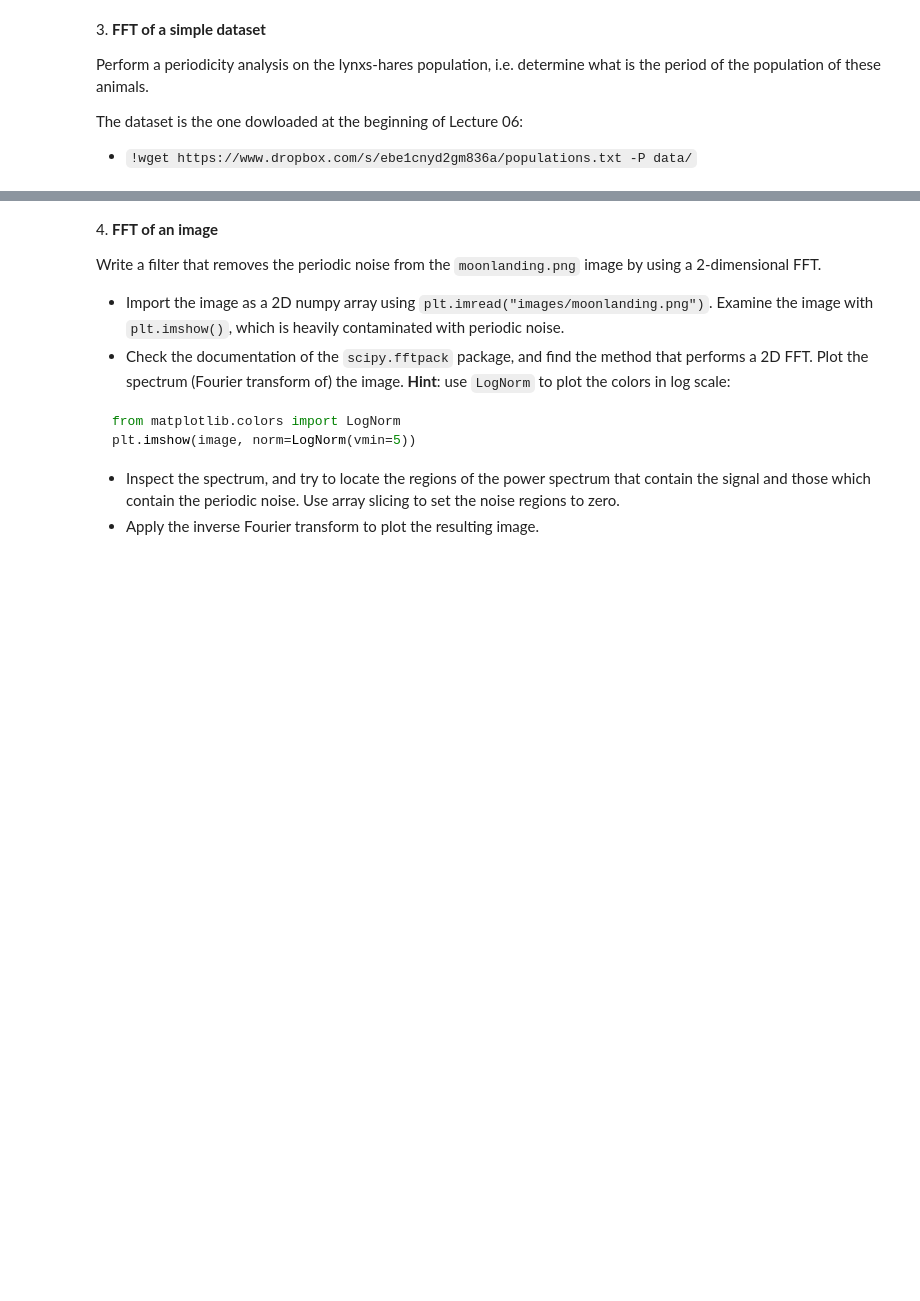
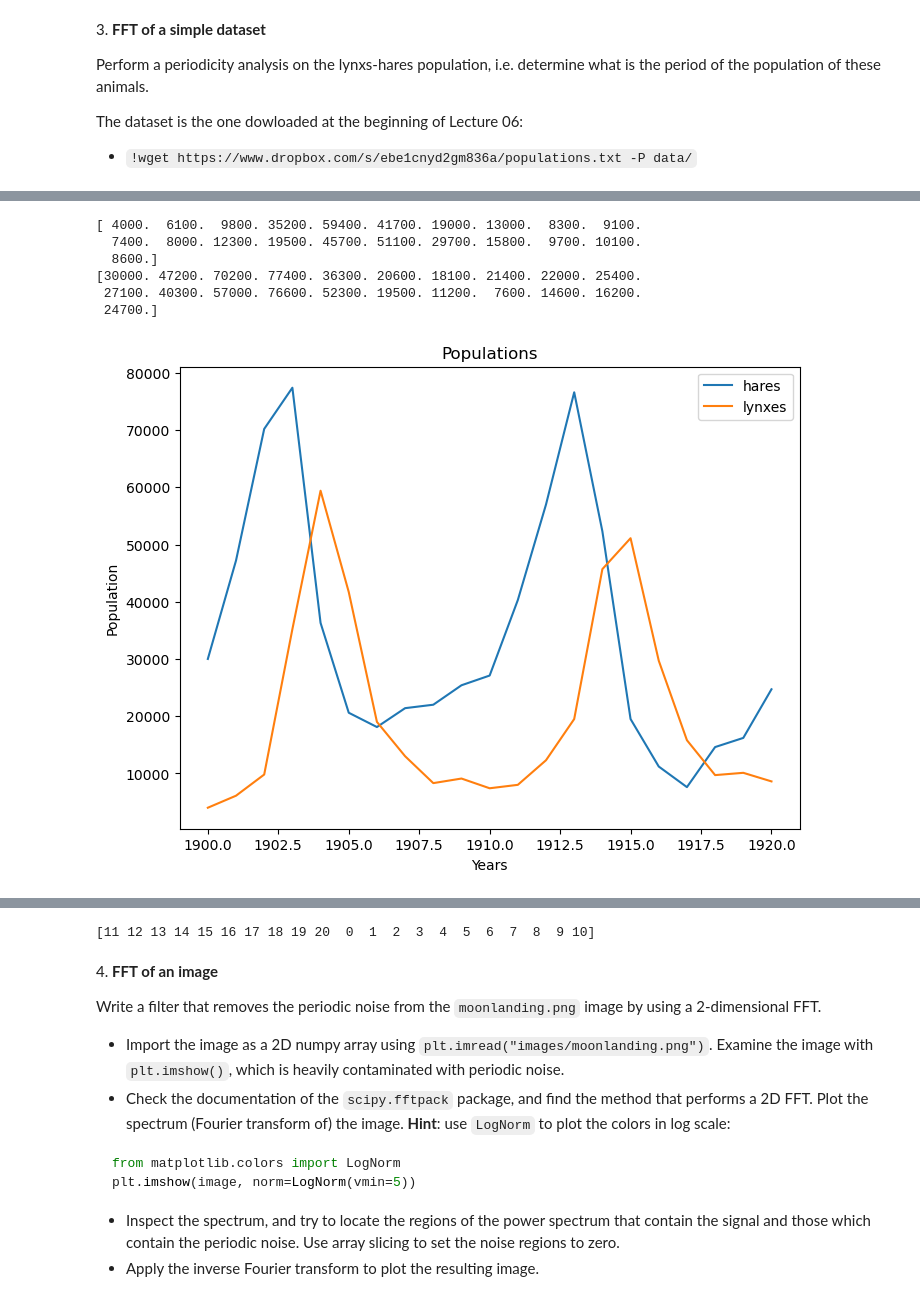
Before and after one commit to RiccardoMosele/ScientificComputingWithPython2022, a Jupyter notebook: 09ex_numerical.ipynb, the cells around one changed output, grey strips where cells are left out. Cells and saved outputs as stored; diff of their text form; code cells hidden in the pictures; blank space fills up the shorter version.

```diff
--- a/09ex_numerical.ipynb
+++ b/09ex_numerical.ipynb
@@ -101,0 +44,57 @@ Text(0, 0.5, 'Power')
+# %%
+#!wget https://www.dropbox.com/s/ebe1cnyd2gm836a/populations.txt -P data/
+from scipy import fftpack
+import numpy as np
+import matplotlib.pyplot as plt
+
+#leggo il datset
+dataset = np.loadtxt('data/populations.txt')
+#salvo le singole colonne
+year, hare, lynxe, carrot = dataset.T
+
+print(lynxe)
+print(hare)
+
+
+# The FFT of the signal
+fft_lynxes = fftpack.fft(lynxe)
+fft_hares = fftpack.fft(hare)
+
+# And the power (sig_fft is of complex dtype)
+power_lynxes = np.abs(fft_lynxes)
+
+
+power_hares = np.abs(fft_hares)
+
+# The return the corresponding frequencies
+sample_freq = fftpack.fftfreq(fft_lynxes.size)
+i = sample_freq.argsort()
+
+#creo un grafico con i dati base
+plt.figure(figsize=(8, 6))
+plt.plot(year,hare, label='hares')
+plt.plot(year,lynxe, label='lynxes')
+plt.xlabel('Years')
+plt.ylabel('Population')
+plt.title('Populations')
+plt.legend()
+plt.show()
+
+#creo un grafico con il risultato della FFT
+plt.figure(figsize=(8, 6))
+plt.plot(sample_freq[i], power_hares[i], label='hares')
+plt.plot(sample_freq[i], power_lynxes[i], label='lynxes')
+plt.xlabel('Frequency')
+plt.ylabel('Power')
+plt.legend(('Hares', 'Lynxs'), loc='best')
+plt.title("FFT")
+plt.legend()
+plt.show()
+# %% [output]
+[ 4000.  6100.  9800. 35200. 59400. 41700. 19000. 13000.  8300.  9100.
+  7400.  8000. 12300. 19500. 45700. 51100. 29700. 15800.  9700. 10100.
+  8600.]
+[30000. 47200. 70200. 77400. 36300. 20600. 18100. 21400. 22000. 25400.
+ 27100. 40300. 57000. 76600. 52300. 19500. 11200.  7600. 14600. 16200.
+ 24700.]
+[figure, added]
@@ -102,3 +102,4 @@ Text(0, 0.5, 'Power')
+[11 12 13 14 15 16 17 18 19 20  0  1  2  3  4  5  6  7  8  9 10]
 # %% [markdown]
 4\. **FFT of an image**
 
```
Also changed, not shown: parts of 2 cells of this notebook.
